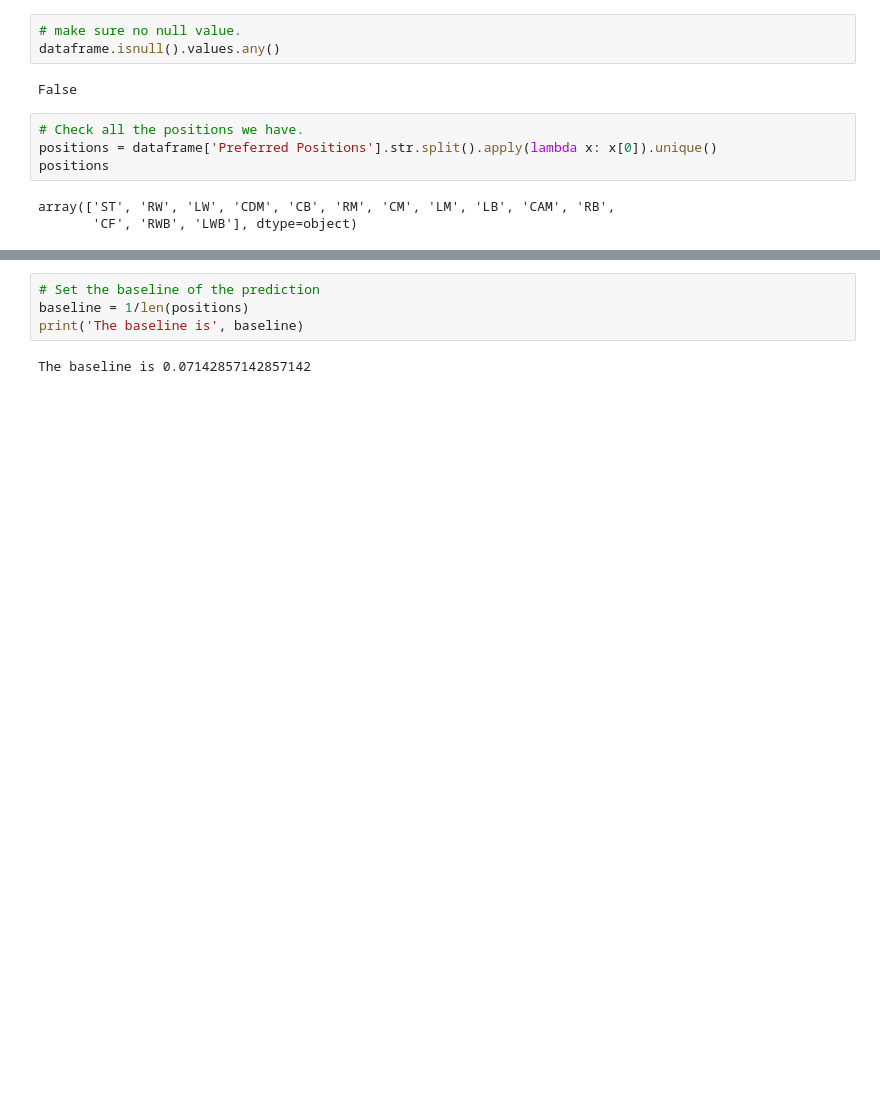
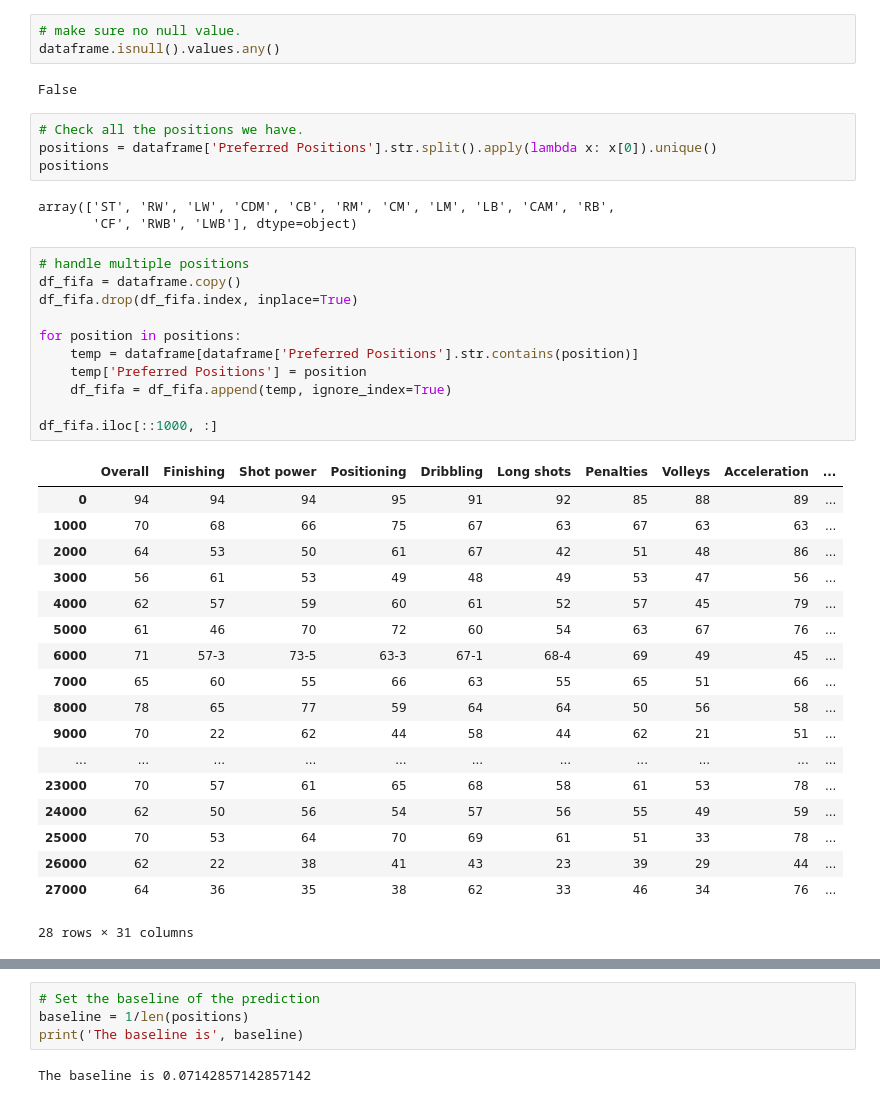
Before and after one commit to YizhiHong/CS584_Project, a Jupyter notebook: src/FIFA18_Analyze.ipynb, the cells around one changed output, grey strips where cells are left out. Saved outputs shown, nothing was run; the diff lists cells and outputs as text; blank space fills up the shorter version.

```diff
--- a/src/FIFA18_Analyze.ipynb
+++ b/src/FIFA18_Analyze.ipynb
@@ -141,3 +147,33 @@ positions
 # %% [output]
 array(['ST', 'RW', 'LW', 'CDM', 'CB', 'RM', 'CM', 'LM', 'LB', 'CAM', 'RB',
        'CF', 'RWB', 'LWB'], dtype=object)
+# %%
+# handle multiple positions
+df_fifa = dataframe.copy()
+df_fifa.drop(df_fifa.index, inplace=True)
+
+for position in positions:
+    temp = dataframe[dataframe['Preferred Positions'].str.contains(position)]
+    temp['Preferred Positions'] = position
+    df_fifa = df_fifa.append(temp, ignore_index=True)
+
+df_fifa.iloc[::1000, :]
+# %% [output]
+|  | Overall | Finishing | Shot power | Positioning | Dribbling | Long shots | Penalties | Volleys | Acceleration | ... |
+| 0 | 94 | 94 | 94 | 95 | 91 | 92 | 85 | 88 | 89 | ... |
+| 1000 | 70 | 68 | 66 | 75 | 67 | 63 | 67 | 63 | 63 | ... |
+| 2000 | 64 | 53 | 50 | 61 | 67 | 42 | 51 | 48 | 86 | ... |
+| 3000 | 56 | 61 | 53 | 49 | 48 | 49 | 53 | 47 | 56 | ... |
+| 4000 | 62 | 57 | 59 | 60 | 61 | 52 | 57 | 45 | 79 | ... |
+| 5000 | 61 | 46 | 70 | 72 | 60 | 54 | 63 | 67 | 76 | ... |
+| 6000 | 71 | 57-3 | 73-5 | 63-3 | 67-1 | 68-4 | 69 | 49 | 45 | ... |
+| 7000 | 65 | 60 | 55 | 66 | 63 | 55 | 65 | 51 | 66 | ... |
+| 8000 | 78 | 65 | 77 | 59 | 64 | 64 | 50 | 56 | 58 | ... |
+| 9000 | 70 | 22 | 62 | 44 | 58 | 44 | 62 | 21 | 51 | ... |
+| ... | ... | ... | ... | ... | ... | ... | ... | ... | ... | ... |
+| 23000 | 70 | 57 | 61 | 65 | 68 | 58 | 61 | 53 | 78 | ... |
+| 24000 | 62 | 50 | 56 | 54 | 57 | 56 | 55 | 49 | 59 | ... |
+| 25000 | 70 | 53 | 64 | 70 | 69 | 61 | 51 | 33 | 78 | ... |
+| 26000 | 62 | 22 | 38 | 41 | 43 | 23 | 39 | 29 | 44 | ... |
+| 27000 | 64 | 36 | 35 | 38 | 62 | 33 | 46 | 34 | 76 | ... |
+28 rows × 31 columns
```
Also changed, not shown: parts of 46 cells of this notebook.
